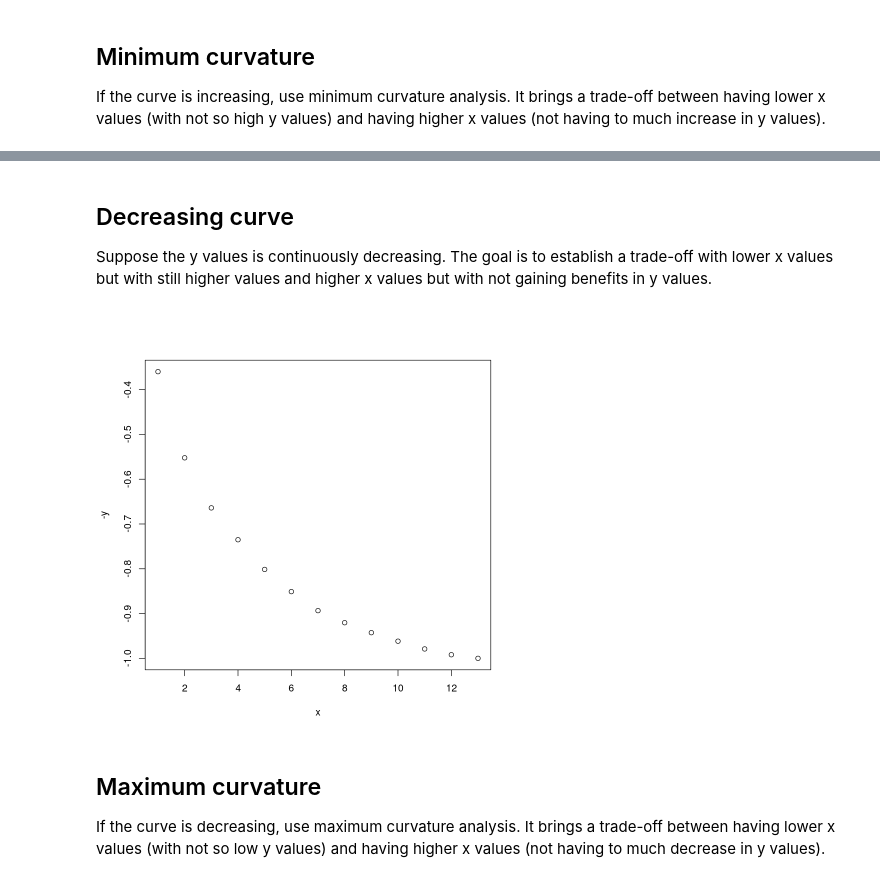
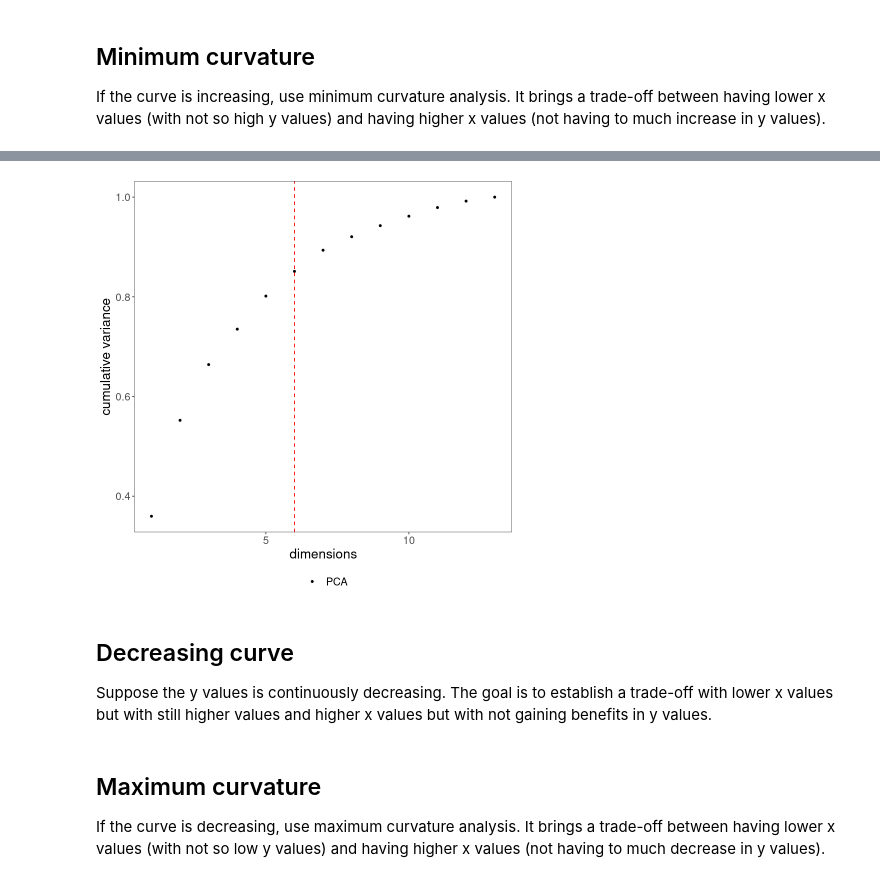
Before and after one commit to felipeat07/daltoolbox, a Jupyter notebook: examples/general/dal_fitting.ipynb, the cells around one changed output, grey strips where cells are left out. Cells and saved outputs as stored; diff of their text form; code cells hidden in the pictures.

```diff
--- a/examples/general/dal_fitting.ipynb
+++ b/examples/general/dal_fitting.ipynb
@@ -44,11 +76,11 @@ abline(v=res$x)
+# %%
+plot(grf + geom_vline(xintercept = res$x, linetype="dashed", color = "red", size=0.5))
+# %% [output]
+[figure, added]
 # %% [markdown]
 ## Decreasing curve
 Suppose the y values is continuously decreasing.
 The goal is to establish a trade-off with lower x values but with still higher values and higher x values but with not gaining benefits in y values.
-# %%
-plot(x, -y)
-# %% [output]
-[figure, removed]
 # %% [markdown]
 ## Maximum curvature
 If the curve is decreasing, use maximum curvature analysis.
```
Also changed, not shown: parts of 8 cells of this notebook, 7 other files.
